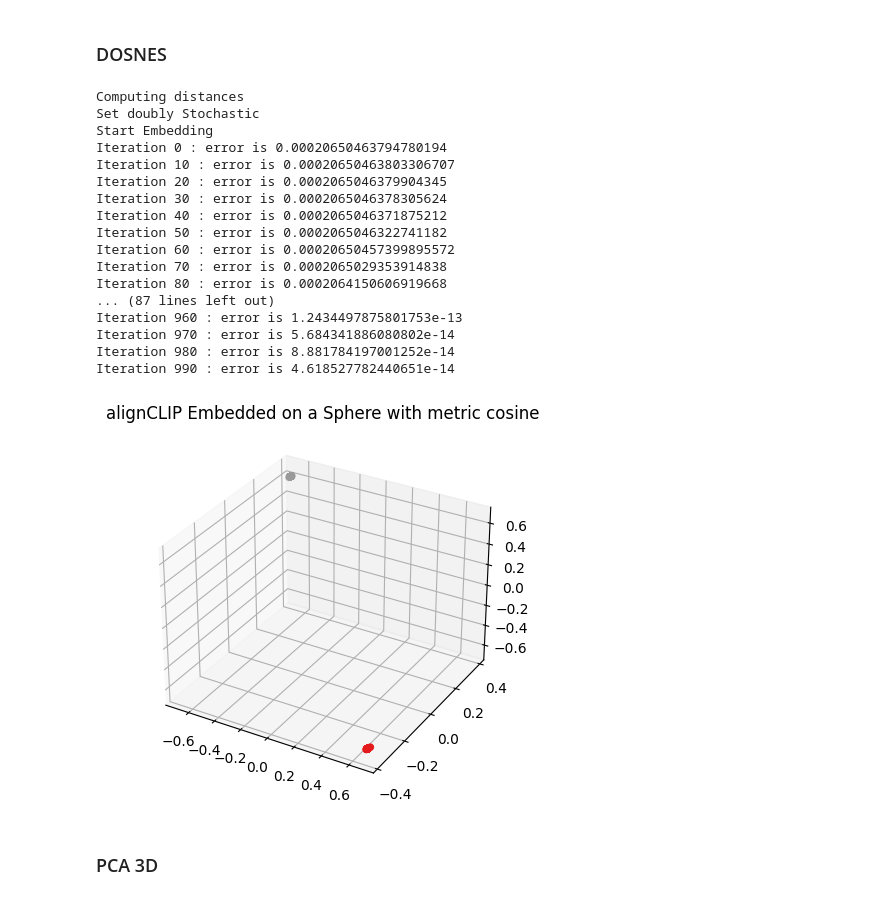
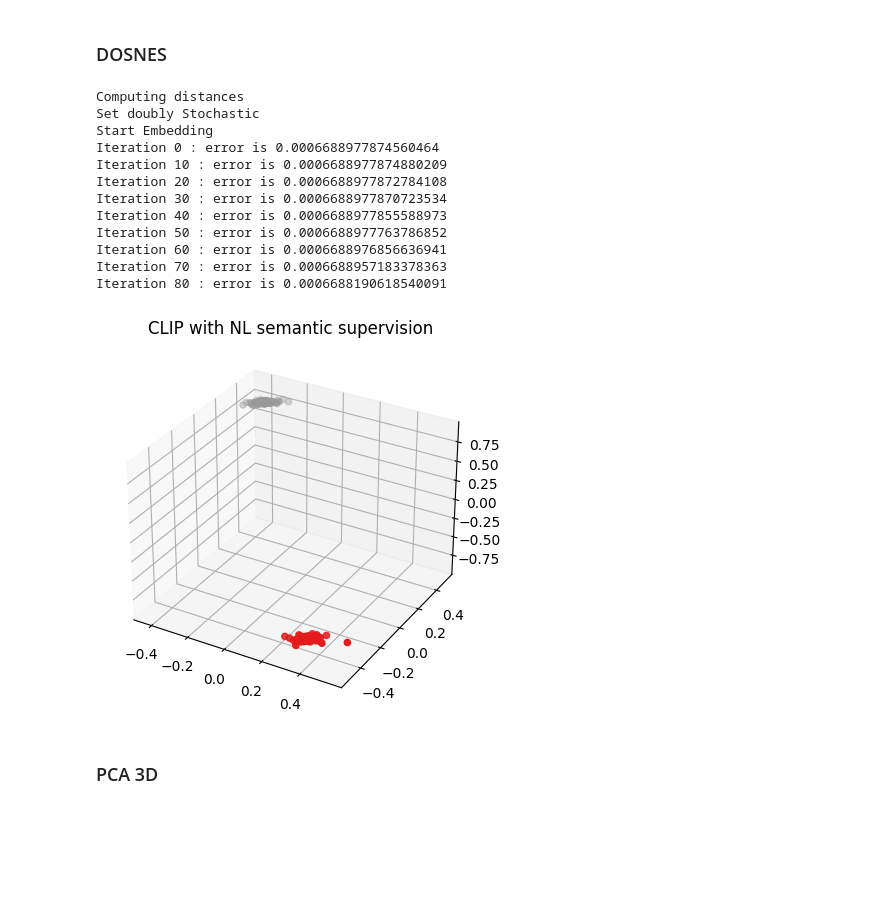
Before and after one commit to sarahESL/open_clip, a Jupyter notebook: src/alignment_separation_scores.ipynb, the cells around one changed output. Cells and saved outputs as stored; diff of their text form; code cells hidden in the pictures; blank space fills up the shorter version.

Commit message:
Add alignment calculations for semantic loss

```diff
--- a/src/alignment_separation_scores.ipynb
+++ b/src/alignment_separation_scores.ipynb
@@ -73,6 +95,7 @@ model, _, preprocess = open_clip.create_model_and_transforms(model_name, device=
 #************************************************
 #orgCLIP_path = '/scratch4/seslami/alignCLIP_openCLIP/logs/2023_08_15-16_04_16-model_ViT-B-32-lr_0.001-b_520-j_2-p_amp/checkpoints/epoch_30.pt'
 #orgCLIP_path = '/scratch/seslami/alignCLIP_openCLIP/logs/2023_09_12-10_35_38-model_ViT-M-32-lr_0.001-b_520-j_2-p_amp/checkpoints/epoch_30.pt'  # ViT-M
+#orgCLIP_path = '/scratch/seslami/alignCLIP_openCLIP/logs/2023_10_16-15_20_05-model_ViT-L-16-modified-lr_0.001-b_256-j_2-p_amp/checkpoints/epoch_30.pt'  # ViT-L
 #checkpoint = torch.load(orgCLIP_path)
 #************************************************
 #inModalityCLIP_path = '/scratch/seslami/alignCLIP_openCLIP/alignCLIP/inModality/logs/2023_09_13-15_47_50-model_ViT-M-32-lr_0.001-b_520-j_2-p_amp/checkpoints/epoch_30.pt'  # InModality Contrastive loss
@@ -83,8 +106,15 @@ model, _, preprocess = open_clip.create_model_and_transforms(model_name, device=
 #checkpoint = torch.load(sharedTransformerCLIP_path)
 #************************************************
 #inModality_sharedTransformerCLIP_path = '/scratch/seslami/alignCLIP_openCLIP/shared_transformer_projector_withInModality/logs/2023_11_03-14_07_06-model_ViT-L-16-lr_0.001-b_256-j_2-p_amp-alpha_1.0-beta_0.25/checkpoints/epoch_30.pt'  # CLIP modified ViT-L with shared transformer and projector
-inModality_sharedTransformerCLIP_path = '/scratch/seslami/alignCLIP_openCLIP/shared_transformer_projector_withInModality/logs/2023_11_08-14_43_40-model_ViT-L-16-lr_0.001-b_256-j_2-p_amp-alpha_1.0-beta_0.15/checkpoints/epoch_30.pt'  # CLIP modified ViT-L with shared transformer and projector
-checkpoint = torch.load(inModality_sharedTransformerCLIP_path)
+#inModality_sharedTransformerCLIP_path = '/scratch/seslami/alignCLIP_openCLIP/shared_transformer_projector_withInModality/logs/2023_11_08-14_43_40-model_ViT-L-16-lr_0.001-b_256-j_2-p_amp-alpha_1.0-beta_0.15/checkpoints/epoch_30.pt'  # CLIP modified ViT-L with shared transformer and projector
+#inModality_adaptive_sharedTransformerCLIP_path = '/scratch/seslami/alignCLIP_openCLIP/shared_transformer_projector_withInModality/logs/2023_11_28-17_12_49-model_ViT-L-16-lr_0.001-b_256-j_2-p_amp-alpha_beta_adaptive/checkpoints/epoch_60.pt'  # CLIP modified ViT-L with shared transformer and projector
+
+#checkpoint = torch.load(inModality_sharedTransformerCLIP_path)
+#checkpoint = torch.load(inModality_adaptive_sharedTransformerCLIP_path)
+
+#*************************************
+with_NL_semantic_path = '/scratch/seslami/alignCLIP_openCLIP/shared_transformer_projector_withNLSemanticSupervision/logs/2023_12_08-10_58_16-model_ViT-L-16-lr_0.001-b_256-j_2-p_amp-alpha_0.5-semantic_0.5/checkpoints/epoch_30.pt'
+checkpoint = torch.load(with_NL_semantic_path)
 
 model.load_state_dict(checkpoint['state_dict'])
 # %% [output]
@@ -149,6 +179,6 @@ tensor(0.6361, device='cuda:0')
 # %%
 np.random.seed(42)
-vis_size = 2500
+vis_size = 5000
 msk = np.random.rand(vis_size)
 # %%
 features = torch.concat((features_I[msk], features_T[msk]), dim=0)
@@ -168,0 +201,3 @@ assert labels.shape[0] == features.shape[0]
+# %%
+sns.set(style='white', rc={'figure.figsize':(10,10)})
+sphere_mapper = umap.UMAP(output_metric='haversine', random_state=42).fit(features)
@@ -170,35 +218,30 @@ assert labels.shape[0] == features.shape[0]
 ### DOSNES
 # %%
 metric = "cosine"
-model = dosnes.DOSNES(metric = metric, verbose = 1, random_state=42, max_iter=1000, max_iter_skp=200)
+model = dosnes.DOSNES(metric = metric, verbose = 1, random_state=42, max_iter=90, max_iter_skp=200)
 X_embedded = model.fit_transform(features)
 # %% [output]
 Computing distances
 Set doubly Stochastic
 Start Embedding
-Iteration 0 : error is 0.00020650463794780194
-Iteration 10 : error is 0.00020650463803306707
-Iteration 20 : error is 0.0002065046379904345
-Iteration 30 : error is 0.0002065046378305624
-Iteration 40 : error is 0.0002065046371875212
-Iteration 50 : error is 0.0002065046322741182
-Iteration 60 : error is 0.00020650457399895572
-Iteration 70 : error is 0.0002065029353914838
-Iteration 80 : error is 0.0002064150606919668
-... (87 lines left out)
-Iteration 960 : error is 1.2434497875801753e-13
-Iteration 970 : error is 5.684341886080802e-14
-Iteration 980 : error is 8.881784197001252e-14
-Iteration 990 : error is 4.618527782440651e-14
+Iteration 0 : error is 0.0006688977874560464
+Iteration 10 : error is 0.0006688977874880209
+Iteration 20 : error is 0.0006688977872784108
+Iteration 30 : error is 0.0006688977870723534
+Iteration 40 : error is 0.0006688977855588973
+Iteration 50 : error is 0.0006688977763786852
+Iteration 60 : error is 0.0006688976856636941
+Iteration 70 : error is 0.0006688957183378363
+Iteration 80 : error is 0.0006688190618540091
 # %%
 fig = plt.figure()
 ax = fig.add_subplot(projection='3d')
 ax.scatter(X_embedded[:, 0], X_embedded[:, 1], X_embedded[:, 2], c=labels, cmap=plt.cm.Set1)
-plt.title("alignCLIP Embedded on a Sphere with metric {}".format(metric))
+plt.title("CLIP with NL semantic supervision".format(metric))
 #plt.title("orgCLIP encodings Embedded on a Sphere with metric {}".format(metric))
 plt.show()
 # %% [output]
-[figure, old version]
+[figure, new version]
 # %% [markdown]
 ### PCA 3D
 # %%
```
Also changed, not shown: parts of 7 cells of this notebook.
